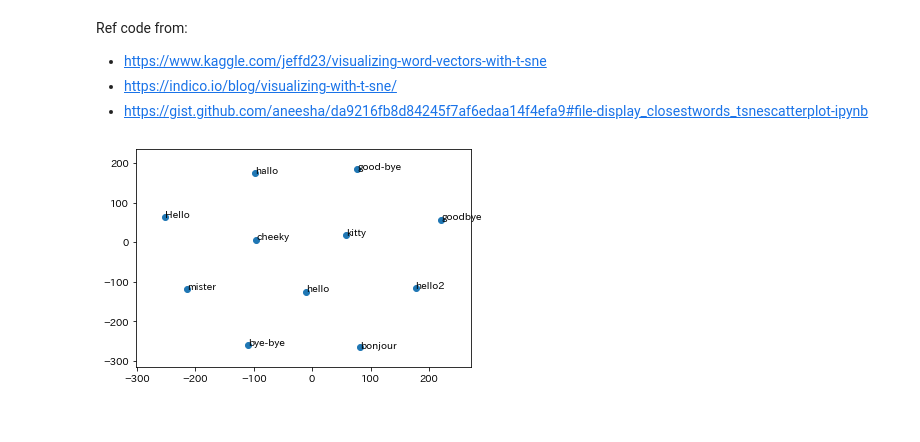
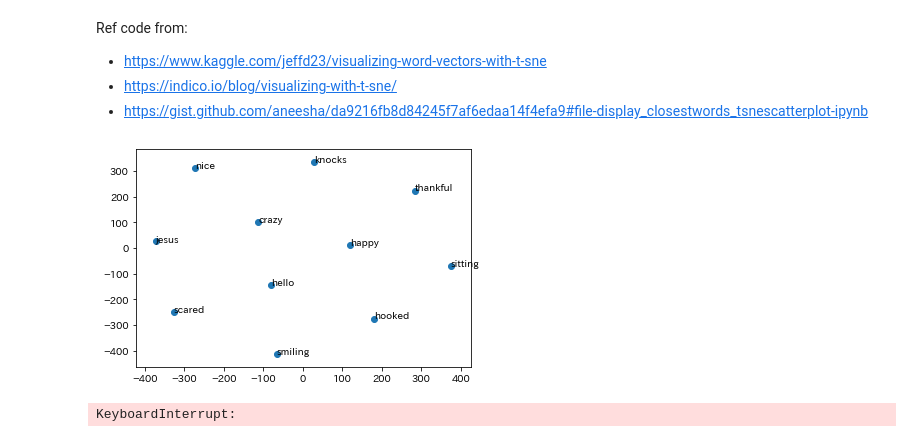
Before and after one commit to Namibillow/unsup-cross-embed, a Jupyter notebook: plot_embeddings.ipynb, the cells around one changed output. Saved outputs shown, nothing was run; the diff lists cells and outputs as text; code cells hidden in the pictures.

```diff
--- a/plot_embeddings.ipynb
+++ b/plot_embeddings.ipynb
@@ -20,11 +22,11 @@ model = gensim.models.KeyedVectors.load_word2vec_format("cc.de.300.vec")
 
 model2 = gensim.models.KeyedVectors.load_word2vec_format("cc.fr.300.vec")
 # %%
-model = gensim.models.KeyedVectors.load_word2vec_format("results/cl-de-en.vec")
+german = gensim.models.KeyedVectors.load_word2vec_format("de_en.emb")
 
-model2 = gensim.models.KeyedVectors.load_word2vec_format("results/cl-en-de.vec")
+english = gensim.models.KeyedVectors.load_word2vec_format("en_de.emb")
 # %%
-def plot_closest_words_tsne(mode, word):
+def plot_closest_words_tsne(model, word):
     arr = np.empty((0, 300), dtype="f")
     word_labels = [word]
 
@@ -54,9 +56,9 @@ def plot_closest_words_tsne(mode, word):
     plt.ylim(y_coords.min()-50, y_coords.max()+50)
     plt.show()
 # %%
-plot_closest_words_tsne(model2, "hello")
+plot_closest_words_tsne(english, "hello")
 # %% [output]
-[figure, old version]
+[figure, new version]
 # %%
 def tsne_plot(model):
     "Creates and TSNE model and plots it"
@@ -87,7 +89,9 @@ def tsne_plot(model):
                      va='bottom')
     plt.show()
 # %%
-tsne_plot(model)
+tsne_plot(english)
+# %% [output]
+KeyboardInterrupt:
 # %%
 def tsne_plot(model1, model2):
 
```
Also changed, not shown: parts of 5 cells of this notebook, 1 other file.
